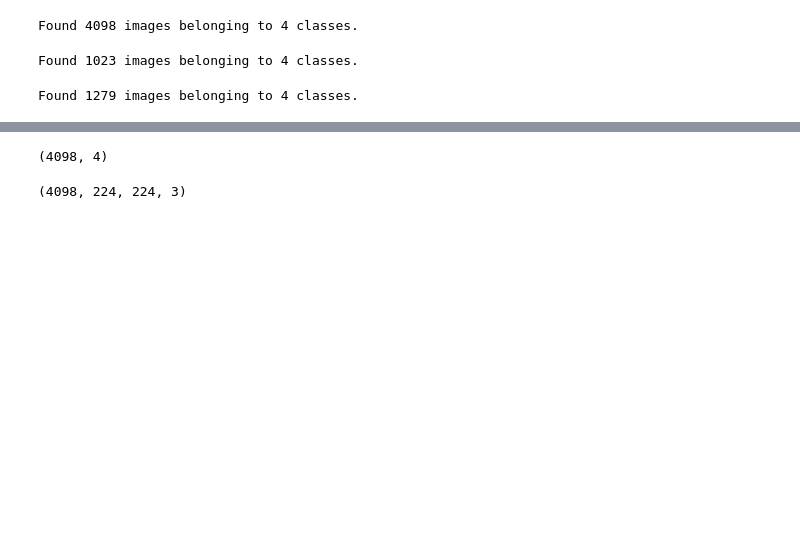
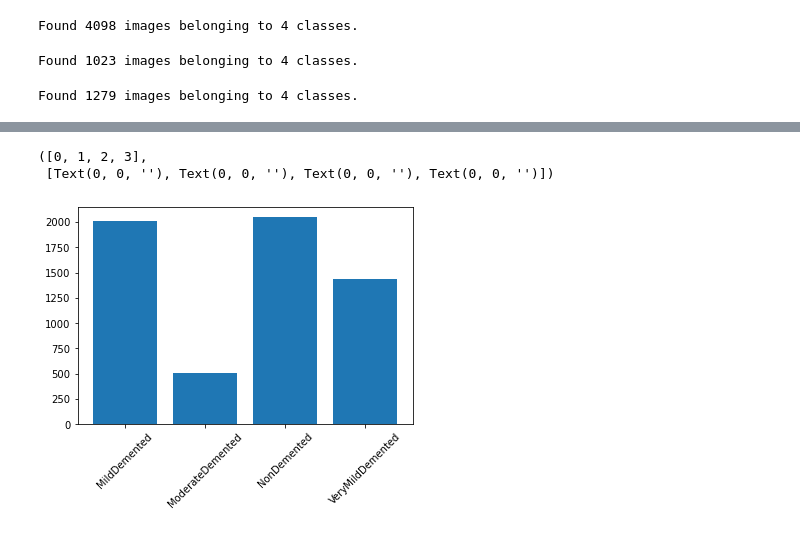
Before and after one commit to Jacobheyman702/Alzheimer_Image_classifier-, a Jupyter notebook: Vanilla_model.ipynb, the cells around one changed output, grey strips where cells are left out. Cells and saved outputs as stored; diff of their text form; code cells hidden in the pictures; blank space fills up the shorter version.

```diff
--- a/Vanilla_model.ipynb
+++ b/Vanilla_model.ipynb
@@ -50,0 +131,12 @@ valid_images, valid_labels = next(data_valid)
+# %%
+#concat all matricies together
+concat_mild_images = np.vstack(mild_aug_images)
+concat_mod_images = np.vstack(mod_aug_images)
+# %%
+#create label matricies
+concat_mild_labels = np.array([[1.,0.,0.,0.] for i in range(len(concat_mild_images))])
+concat_mod_labels = np.array([[0.,1.,0.,0.] for i in range(len(concat_mod_images))])
+# %%
+#concat back to original training data
+train_images_aug = np.concatenate((train_images,concat_mild_images,concat_mod_images))
+train_labels_aug = np.concatenate((train_labels,concat_mild_labels,concat_mod_labels))
@@ -51,3 +158,10 @@ valid_images, valid_labels = next(data_valid)
+# %%
+plt.bar(['MildDemented','ModerateDemented','NonDemented','VeryMildDemented'], sum(train_labels_aug))
+plt.xticks(rotation=45)
+# %% [output]
+([0, 1, 2, 3],
+ [Text(0, 0, ''), Text(0, 0, ''), Text(0, 0, ''), Text(0, 0, '')])
+[figure, added]
 # %%
 def get_label(array):
     if array[0] ==1:
@@ -64,13 +178,5 @@ train_label_names = np.apply_along_axis(get_label,1,train_labels)
 test_label_names = np.apply_along_axis(get_label,1,test_labels)
 
 valid_label_names = np.apply_along_axis(get_label,1,valid_labels)
-# %%
-train_labels.shape
-# %% [output]
-(4098, 4)
-# %%
-train_images.shape
-# %% [output]
-(4098, 224, 224, 3)
 # %%
 x_train = train_images.reshape(4098,150528)
```
Also changed, not shown: parts of 22 cells of this notebook, 1 other file.
